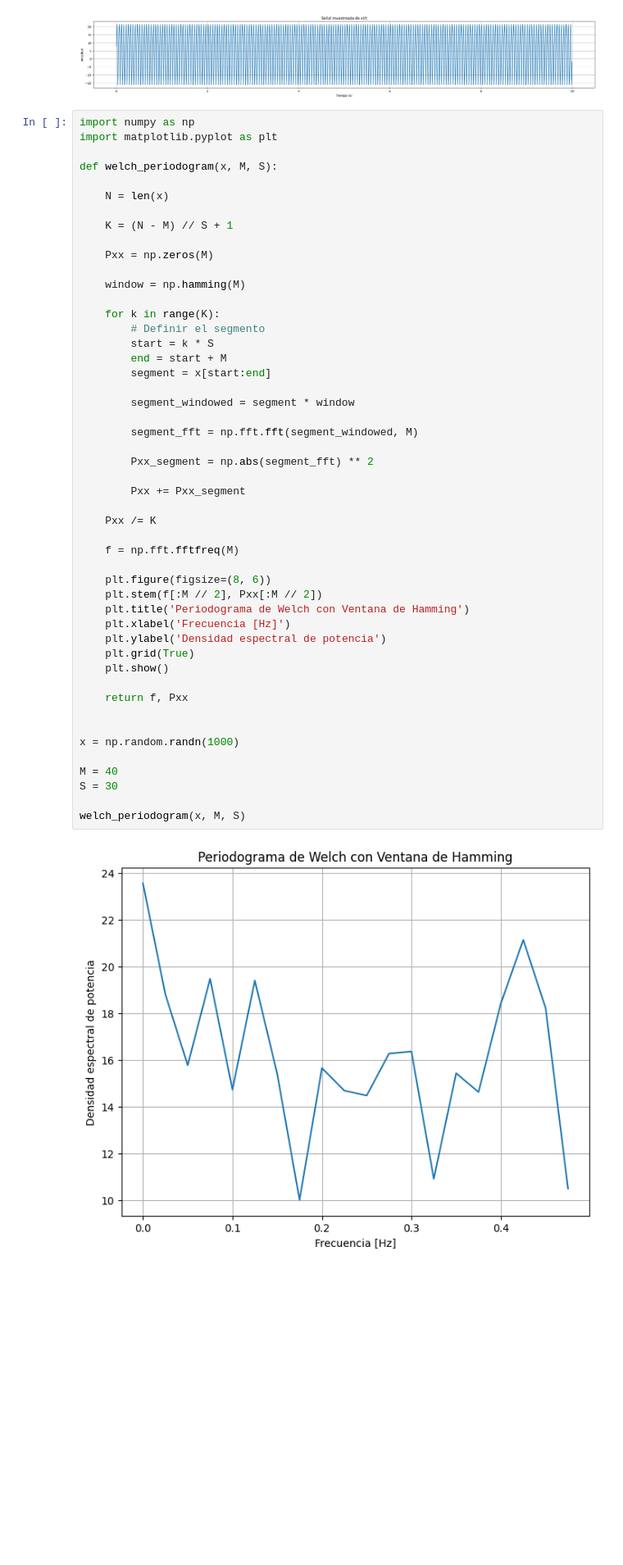
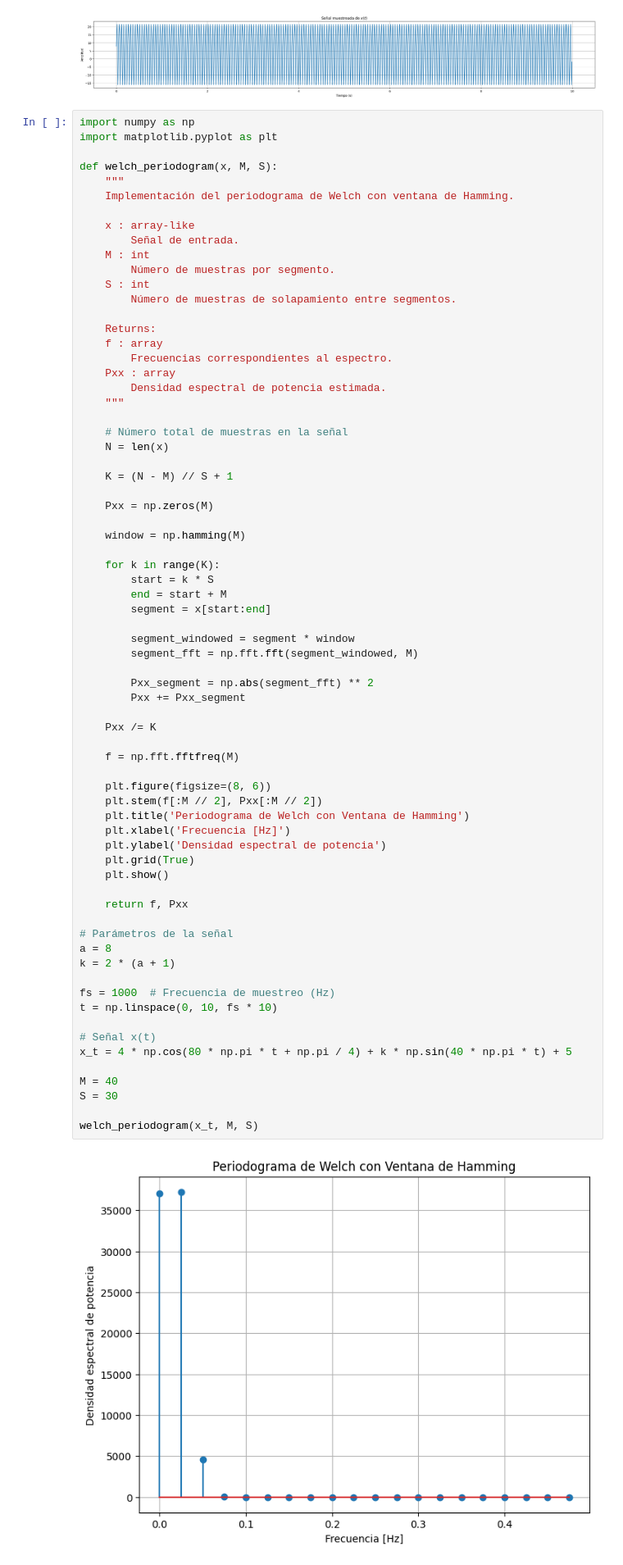
Before and after one commit to marianayarce1224/lab_biosenales, a Jupyter notebook: PARCIAL/parcial_mariana.ipynb, the cells around one changed output. Shown at 82% size. Drawn from its saved outputs; the diff is of its cells as text; blank space fills up the shorter version.

```diff
--- a/PARCIAL/parcial_mariana.ipynb
+++ b/PARCIAL/parcial_mariana.ipynb
@@ -30,7 +30,24 @@ import numpy as np
 import matplotlib.pyplot as plt
 
 def welch_periodogram(x, M, S):
+    """
+    Implementación del periodograma de Welch con ventana de Hamming.
 
+    x : array-like
+        Señal de entrada.
+    M : int
+        Número de muestras por segmento.
+    S : int
+        Número de muestras de solapamiento entre segmentos.
+
+    Returns:
+    f : array
+        Frecuencias correspondientes al espectro.
+    Pxx : array
+        Densidad espectral de potencia estimada.
+    """
+
+    # Número total de muestras en la señal
     N = len(x)
 
     K = (N - M) // S + 1
@@ -40,42 +57,46 @@ def welch_periodogram(x, M, S):
     window = np.hamming(M)
 
     for k in range(K):
-        # Definir el segmento
         start = k * S
         end = start + M
         segment = x[start:end]
 
         segment_windowed = segment * window
-
         segment_fft = np.fft.fft(segment_windowed, M)
 
         Pxx_segment = np.abs(segment_fft) ** 2
-
         Pxx += Pxx_segment
 
     Pxx /= K
 
     f = np.fft.fftfreq(M)
 
     plt.figure(figsize=(8, 6))
     plt.stem(f[:M // 2], Pxx[:M // 2])
     plt.title('Periodograma de Welch con Ventana de Hamming')
     plt.xlabel('Frecuencia [Hz]')
     plt.ylabel('Densidad espectral de potencia')
     plt.grid(True)
     plt.show()
 
     return f, Pxx
 
+# Parámetros de la señal
+a = 8
+k = 2 * (a + 1)
 
-x = np.random.randn(1000)
+fs = 1000  # Frecuencia de muestreo (Hz)
+t = np.linspace(0, 10, fs * 10)
+
+# Señal x(t)
+x_t = 4 * np.cos(80 * np.pi * t + np.pi / 4) + k * np.sin(40 * np.pi * t) + 5
 
 M = 40
 S = 30
 
-welch_periodogram(x, M, S)
+welch_periodogram(x_t, M, S)
 # %% [output]
-[figure, old version]
+[figure, new version]
 (array([ 0.   ,  0.025,  0.05 ,  0.075,  0.1  ,  0.125,  0.15 ,  0.175,
          0.2  ,  0.225,  0.25 ,  0.275,  0.3  ,  0.325,  0.35 ,  0.375,
          0.4  ,  0.425,  0.45 ,  0.475, -0.5  , -0.475, -0.45 , -0.425,
```
Also changed, not shown: parts of 1 cell of this notebook.
